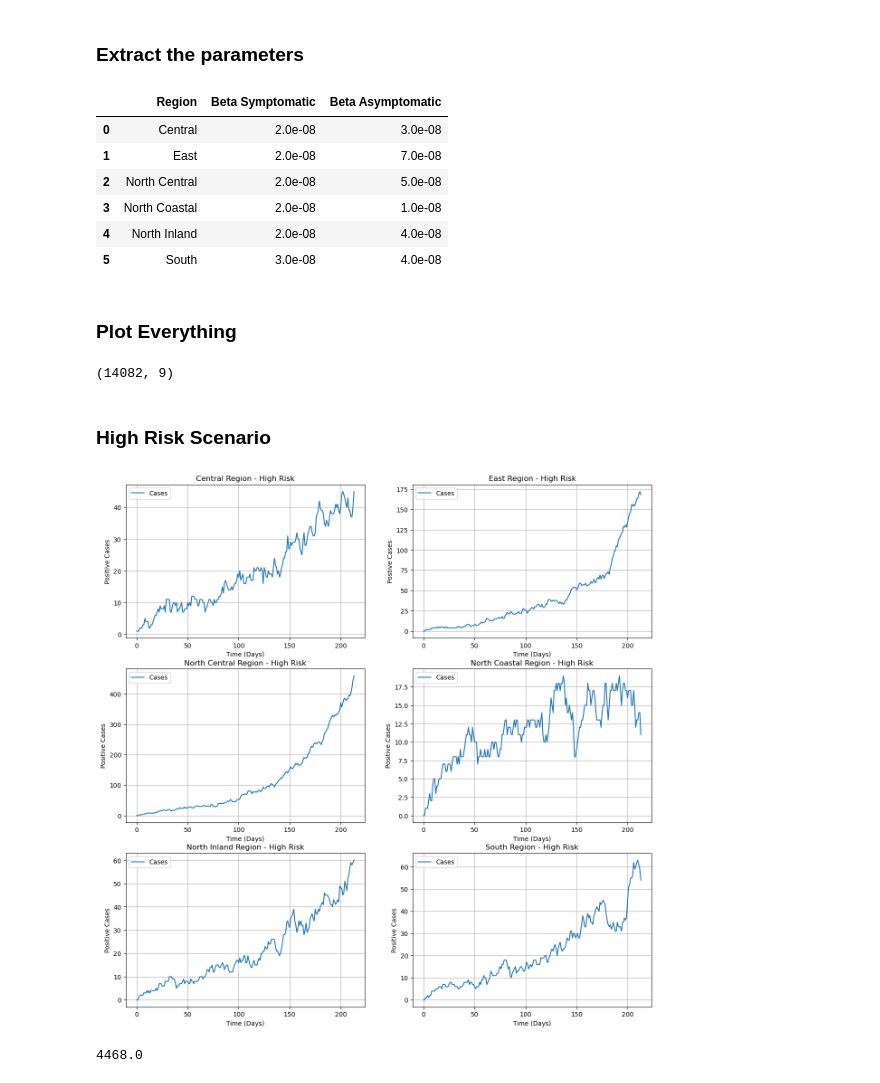
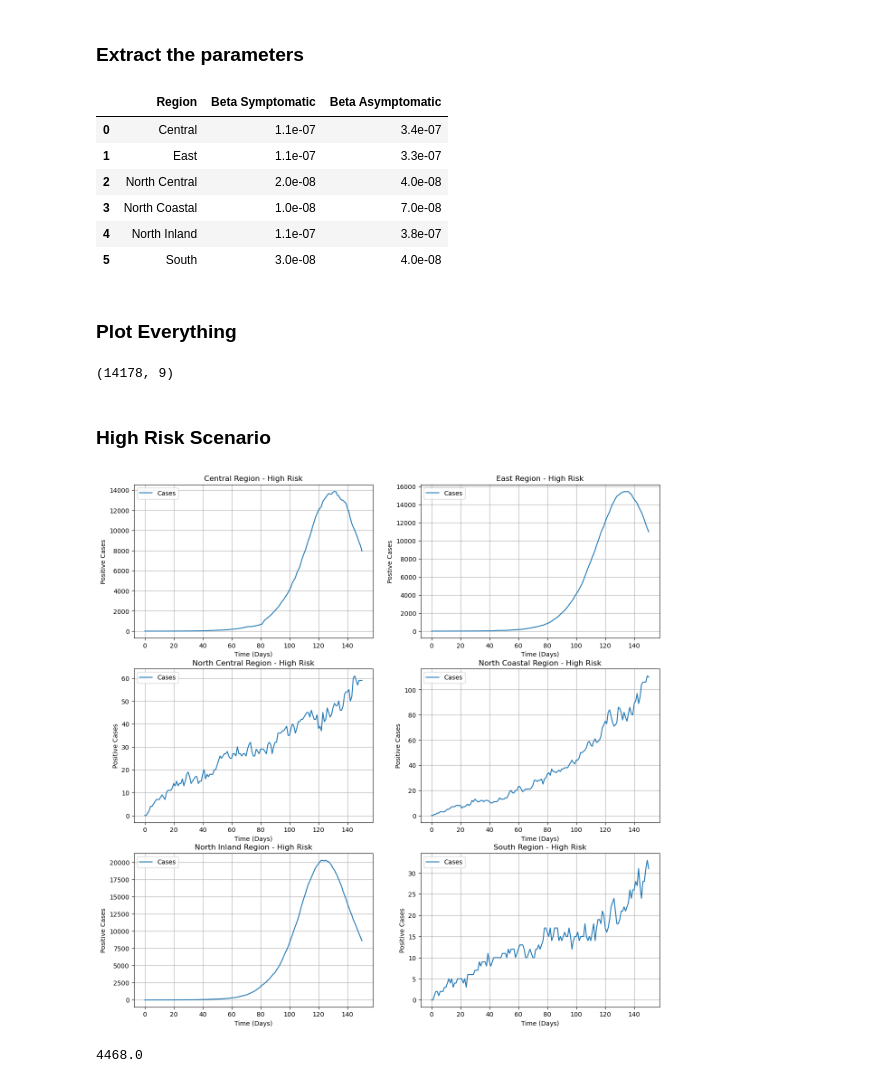
Before and after one commit to kazi0302/COVID-19-Modeling-and-Parameter-Fitting, a Jupyter notebook: Monte Carlo Simulation/MC_simulator_v4.ipynb, the cells around one changed output. Cells and saved outputs as stored; diff of their text form; code cells hidden in the pictures.

```diff
--- a/Monte Carlo Simulation/MC_simulator_v4.ipynb
+++ b/Monte Carlo Simulation/MC_simulator_v4.ipynb
@@ -1075,22 +1075,22 @@ south_low_v1 = pd.DataFrame(result_South_Low_v1)
 # %%
 # Here to compute the sum of the squared difference between the simulated cases and the observed cases for each region
 for index, row in central_high_v1.iterrows():
-    central_high_v1['Difference Squared'] = (row['I'] - central['Diff'][:215])**2
+    central_high_v1['Difference Squared'] = (row['I'] - central['Diff'][:152])**2
 
 for index, row in east_high_v1.iterrows():
-    east_high_v1['Difference Squared'] = (row['I'] - east['Diff'][:215])**2
+    east_high_v1['Difference Squared'] = (row['I'] - east['Diff'][:152])**2
 
 for index, row in north_central_high_v1.iterrows():
-    north_central_high_v1['Difference Squared'] = (row['I'] - north_central['Diff'][:215])**2
+    north_central_high_v1['Difference Squared'] = (row['I'] - north_central['Diff'][:152])**2
 
 for index, row in north_coastal_high_v1.iterrows():
-    north_coastal_high_v1['Difference Squared'] = (row['I'] - north_coastal['Diff'][:215])**2
+    north_coastal_high_v1['Difference Squared'] = (row['I'] - north_coastal['Diff'][:152])**2
 
 for index, row in north_inland_high_v1.iterrows():
-    north_inland_high_v1['Difference Squared'] = (row['I'] - north_inland['Diff'][:215])**2
+    north_inland_high_v1['Difference Squared'] = (row['I'] - north_inland['Diff'][:152])**2
 
 for index, row in south_high_v1.iterrows():
-    south_high_v1['Difference Squared'] = (row['I'] - south['Diff'][:215])**2
+    south_high_v1['Difference Squared'] = (row['I'] - south['Diff'][:152])**2
 # %%
 # Retrieve the row with the minimum sum of the squared difference
 central_lsqs_min = central_high_v1.loc[central_high_v1['Difference Squared'] == central_high_v1['Difference Squared'].min()]
@@ -1123,17 +1123,17 @@ parameters = pd.DataFrame(print_list, columns=['Region', 'Beta Symptomatic', 'Be
 parameters
 # %% [output]
 |  | Region | Beta Symptomatic | Beta Asymptomatic |
-| 0 | Central | 2.0e-08 | 3.0e-08 |
-| 1 | East | 2.0e-08 | 7.0e-08 |
-| 2 | North Central | 2.0e-08 | 5.0e-08 |
-| 3 | North Coastal | 2.0e-08 | 1.0e-08 |
-| 4 | North Inland | 2.0e-08 | 4.0e-08 |
+| 0 | Central | 1.1e-07 | 3.4e-07 |
+| 1 | East | 1.1e-07 | 3.3e-07 |
+| 2 | North Central | 2.0e-08 | 4.0e-08 |
+| 3 | North Coastal | 1.0e-08 | 7.0e-08 |
+| 4 | North Inland | 1.1e-07 | 3.8e-07 |
 | 5 | South | 3.0e-08 | 4.0e-08 |
 # %% [markdown]
 ### Plot Everything
 # %%
 # Initialize the time series for simulated length
-time = pd.DataFrame(np.linspace(0, 215, 216))
+time = pd.DataFrame(np.linspace(0, 151, 152))
 # %%
 def save(name, idx, result, lsqrs_min):
 
@@ -1161,56 +1161,56 @@ def save(name, idx, result, lsqrs_min):
 # %%
 central_high_v1.shape
 # %% [output]
-(14082, 9)
+(14178, 9)
 # %% [markdown]
 ### High Risk Scenario
 # %%
 # Plot the simulated cases
 fig, ((ax1, ax2), (ax3, ax4), (ax5, ax6)) = plt.subplots(3, 2, figsize=(15, 15)) # create subplot to include every region in one figure
 
-ax1.plot(time[:-2], central_high_v1['I'][central_lsqs_min.index[0]][:-1], label='Cases')
+ax1.plot(time[:-1], central_high_v1['I'][central_lsqs_min.index[0]][:-1], label='Cases')
 ax1.legend()
 ax1.set_title('Central Region - High Risk')
 ax1.set_xlabel('Time (Days)')
 ax1.set_ylabel('Positive Cases')
 ax1.grid()
 
-ax2.plot(time[:-2], east_high_v1['I'][east_lsqs_min.index[0]][:-1], label='Cases')
+ax2.plot(time[:-1], east_high_v1['I'][east_lsqs_min.index[0]][:-1], label='Cases')
 ax2.legend()
 ax2.set_title('East Region - High Risk')
 ax2.set_xlabel('Time (Days)')
 ax2.set_ylabel('Postive Cases')
 ax2.grid()
 
-ax3.plot(time[:-2], north_central_high_v1['I'][north_central_lsqs_min.index[0]][:-1], label='Cases')
+ax3.plot(time[:-1], north_central_high_v1['I'][north_central_lsqs_min.index[0]][:-1], label='Cases')
 ax3.legend()
 ax3.set_title('North Central Region - High Risk')
 ax3.set_xlabel('Time (Days)')
 ax3.set_ylabel('Positive Cases')
 ax3.grid()
 
-ax4.plot(time[:-2], north_coastal_high_v1['I'][north_coastal_lsqs_min.index[0]][:-1], label='Cases')
+ax4.plot(time[:-1], north_coastal_high_v1['I'][north_coastal_lsqs_min.index[0]][:-1], label='Cases')
 ax4.legend()
 ax4.set_title('North Coastal Region - High Risk')
 ax4.set_xlabel('Time (Days)')
 ax4.set_ylabel('Positive Cases')
 ax4.grid()
 
-ax5.plot(time[:-2], north_inland_high_v1['I'][north_inland_lsqs_min.index[0]][:-1], label='Cases')
+ax5.plot(time[:-1], north_inland_high_v1['I'][north_inland_lsqs_min.index[0]][:-1], label='Cases')
 ax5.legend()
 ax5.set_title('North Inland Region - High Risk')
 ax5.set_xlabel('Time (Days)')
 ax5.set_ylabel('Positive Cases')
 ax5.grid()
 
-ax6.plot(time[:-2], south_high_v1['I'][south_lsqs_min.index[0]][:-1], label='Cases')
+ax6.plot(time[:-1], south_high_v1['I'][south_lsqs_min.index[0]][:-1], label='Cases')
 ax6.legend()
 ax6.set_title('South Region - High Risk')
 ax6.set_xlabel('Time (Days)')
 ax6.set_ylabel('Positive Cases')
 ax6.grid()
 # %% [output]
-[figure, old version]
+[figure, new version]
 # %%
 np.sum(south_high_v1['I'][south_lsqs_min.index[0]][:-2])
 # %% [output]
```
Also changed, not shown: parts of 7 cells of this notebook, 48 other files.
